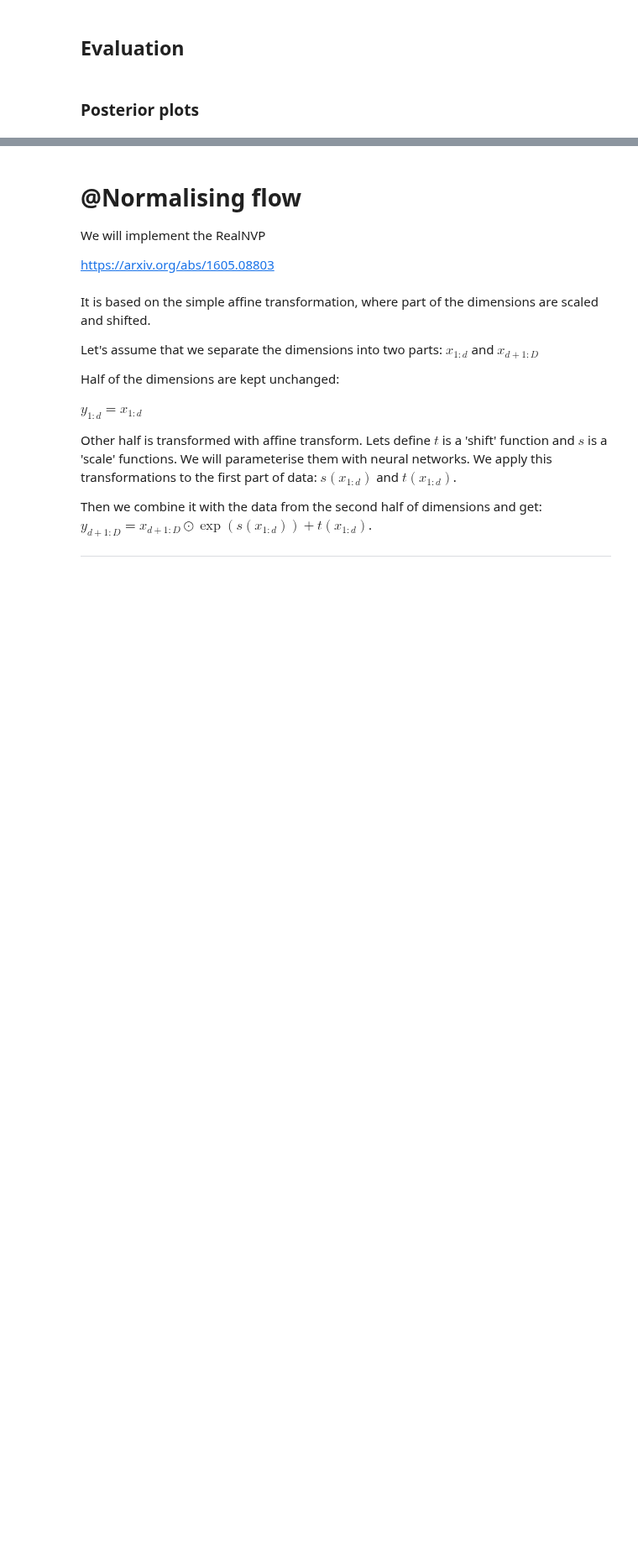
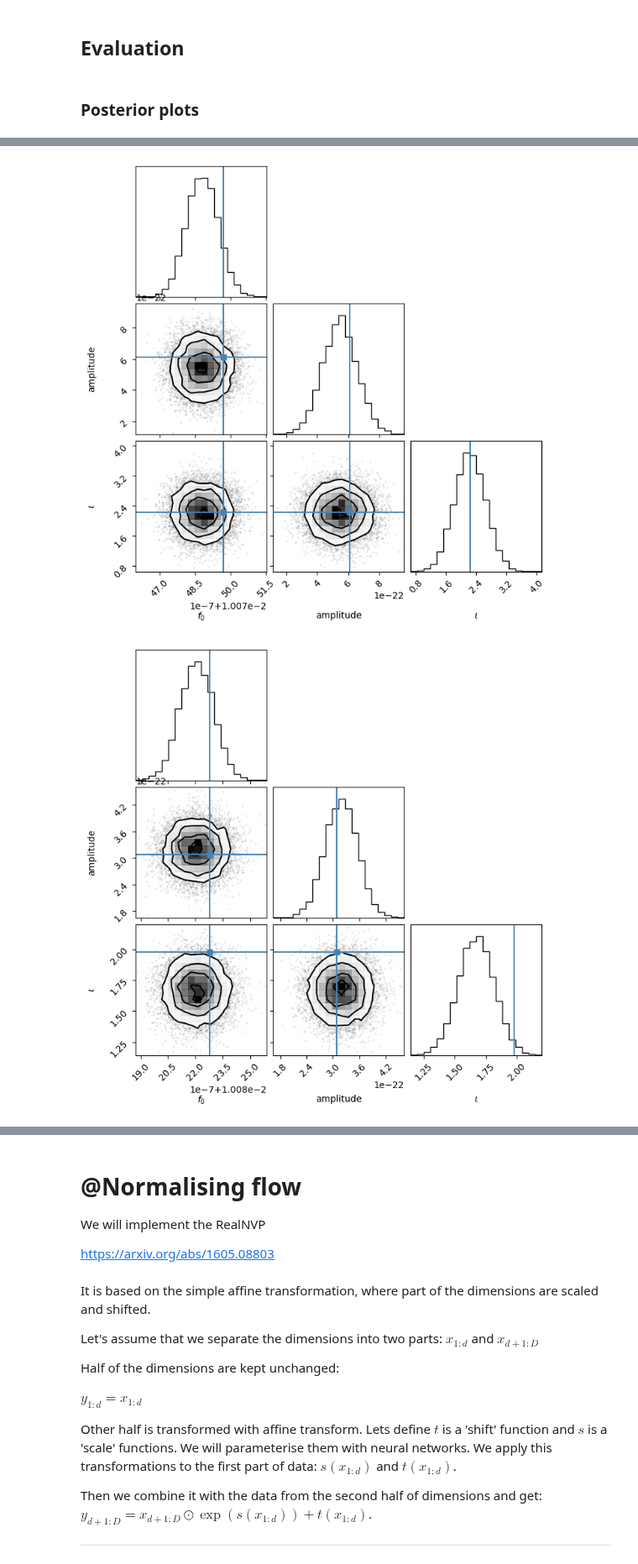
Before and after one commit to NataliaKor/tutorial, a Jupyter notebook: tutorial-ML-for-GWPE.ipynb, the cells around one changed output, grey strips where cells are left out. Shown at 84% size. Cells and saved outputs as stored; diff of their text form; code cells hidden in the pictures; blank space fills up the shorter version.

```diff
--- a/tutorial-ML-for-GWPE.ipynb
+++ b/tutorial-ML-for-GWPE.ipynb
@@ -435,0 +407,24 @@ for n in range(num_posteriors):
+# %%
+num_posteriors = 10
+num_samples = 10000
+
+for n in range(num_posteriors):
+    test_x, test_y = test_dataset[n]
+
+    # Predict a posterior
+    dist = model(test_x)
+
+    # Sample the posterior
+    pred_samples = dist.sample((10000,)).numpy()
+
+    # Undo the standardization
+
+    pred_samples = parameters_std * pred_samples + parameters_mean
+    truth = parameters_std * test_y.numpy() + parameters_mean
+
+    # Plot
+    corner.corner(pred_samples, truths=truth, labels=['$f_0$', 'amplitude', '$\iota$'])
+    plt.show()
+# %% [output]
+[figure, added]
+[figure, added]
```
Also changed, not shown: parts of 41 cells of this notebook, 1 other file.
